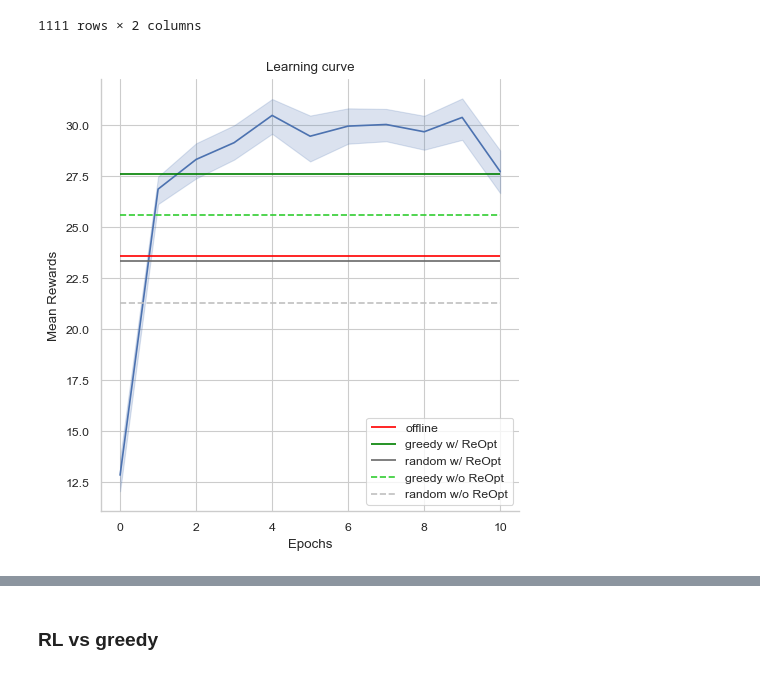
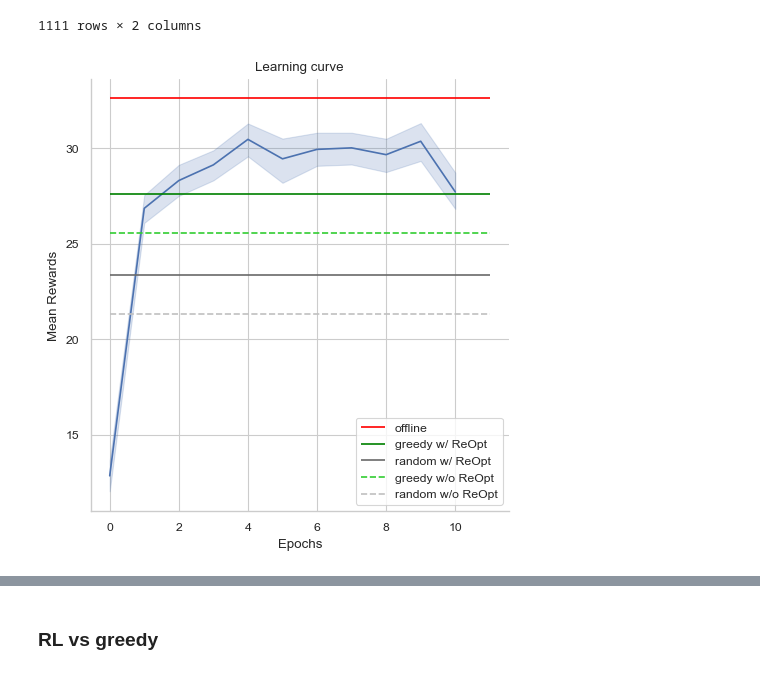
Before and after one commit to Farid-Najar/DynamicQVRP, a Jupyter notebook: results.ipynb, the cells around one changed output, grey strips where cells are left out. Drawn from its saved outputs; the diff is of its cells as text; code cells hidden in the pictures.

Commit message:
[Done] New updates, offline method debugged

```diff
--- a/results.ipynb
+++ b/results.ipynb
@@ -448,0 +553,11 @@ info
+# %%
+env.reset(scenario)
+i = 0
+for i in range(len(res_offline['actions'][scenario])):
+    o, _, d, trun, info = env.step(res_offline['actions'][scenario][i])
+    i+=1
+    if d or trun:
+        break
+
+env.render(display_current_node=False)
+info
@@ -448,0 +583,11 @@ info
+# %%
+env.reset(scenario)
+i = 0
+for i in range(len(res_greedy['actions'][scenario])):
+    o, _, d, trun, info = env.step(res_greedy['actions'][scenario][i])
+    i+=1
+    if d or trun:
+        break
+
+env.render(display_current_node=False)
+info
@@ -448,0 +613,11 @@ info
+# %%
+env.reset(scenario)
+i = 0
+for i in range(len(res_RL['actions'][scenario])):
+    o, _, d, trun, info = env.step(res_RL['actions'][scenario][i])
+    i+=1
+    if d or trun:
+        break
+
+env.render(display_current_node=False)
+info
@@ -569,7 +763,7 @@ with open(f'results/{file}/res_offline.pkl', "rb") as f:
     res_offline = pickle.load(f)
 
 with open(f'results/{file}/res_RL_DQN_clusters_VA.pkl', "rb") as f:
-    res_RL = pickle.load(f)
+    res_RL_wo = pickle.load(f)
 
 # with open(f'results/{file}/{w}/res_MSA.pkl', "rb") as f:
 #     res_MSA = pickle.load(f)
@@ -629,37 +823,39 @@ df_test
 
 #     # markers=True, dashes=False
 # )
+
+rs = rs_test
 
 sns.relplot(
     data=df_test, kind="line",
     x="epoch", y="rs",
     # hue='type',# palette=['orange', 'blue'],
     errorbar=("ci", 95),
     # markers=True, dashes=False
 )
 
 # sns.relplot(
 #     data=df_test, kind="line",
 #     x="epoch", y="rs",
 #     errorbar=("ci", 95),
 #     # markers=True, dashes=False
 # )
 
 plt.hlines(res_offline["rs"].mean(), 0, len(rs), 'red', label="offline", linestyles='solid')
 plt.hlines(res_greedy["rs"].mean(), 0, len(rs), 'green', label="greedy w/ ReOpt", linestyles='solid')
 plt.hlines(res_random["rs"].mean(), 0, len(rs), 'dimgray', label="random w/ ReOpt", linestyles='solid')
 # plt.hlines(res_MSA["rs"].mean(), 0, len(rs), 'orange', label="MSA w/o ReOpt", linestyles='solid')
 plt.hlines(res_greedy_wo["rs"].mean(), 0, len(rs), 'limegreen', label="greedy w/o ReOpt", linestyles='--')
 plt.hlines(res_random_wo["rs"].mean(), 0, len(rs), 'silver', label="random w/o ReOpt", linestyles='--')
 # plt.hlines(res_MSA_wo["rs"].mean(), 0, len(rs), 'orange', label="MSA w/o ReOpt", linestyles='--')
 
 plt.xlabel('Epochs')
 plt.ylabel('Mean Rewards')
 plt.title('Learning curve')
 plt.legend()
 plt.show()
 # %% [output]
-[figure, old version]
+[figure, new version]
 # %%
 data = {
     "Offline" : res_offline['rs'],
```
Also changed, not shown: parts of 13 cells of this notebook, 17 other files.
